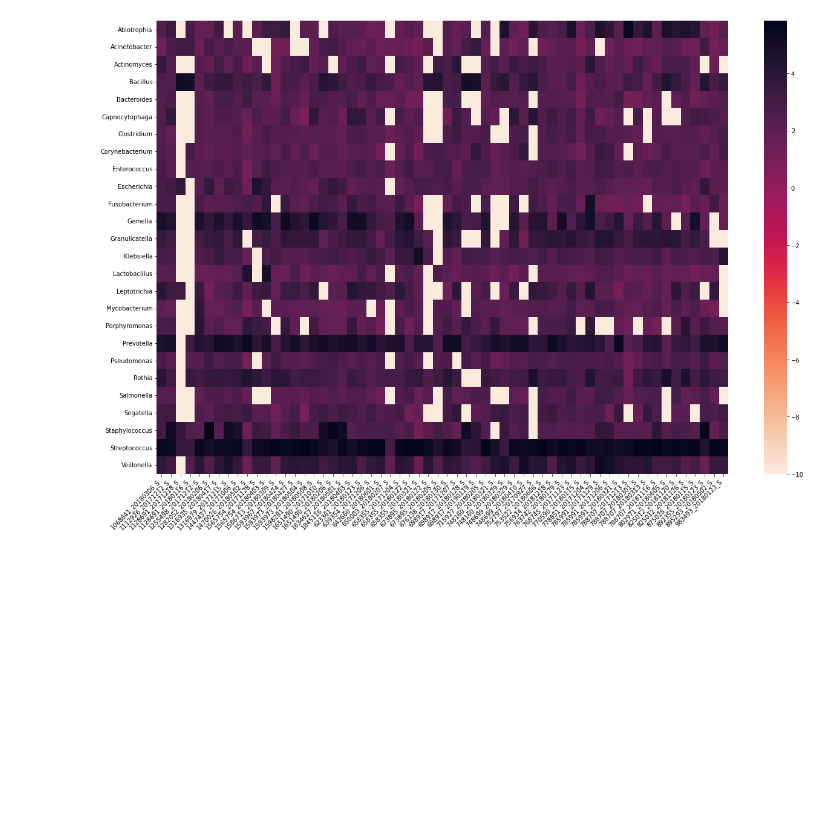
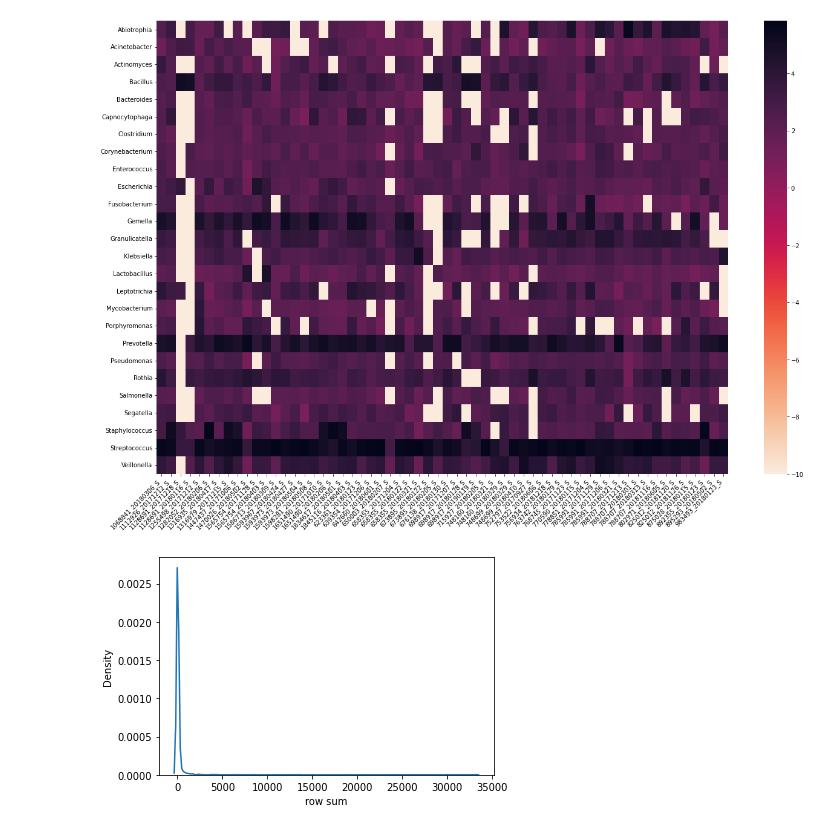
Before and after one commit to linsalrob/CF_2024, a Jupyter notebook: Jupyter/Minion_Taxonomy.ipynb, the cells around one changed output. Saved outputs shown, nothing was run; the diff lists cells and outputs as text; code cells hidden in the pictures; blank space fills up the shorter version.

```diff
--- a/Jupyter/Minion_Taxonomy.ipynb
+++ b/Jupyter/Minion_Taxonomy.ipynb
@@ -75,3 +75,12 @@ plt.tight_layout()
 plt.savefig('minion_taxonomy_heatmap.png')
 # %% [output]
 [figure]
+# %%
+# sqrt transform the data
+# Normalization/Transformation
+# Square root transform
+sqrt_genus = np.sqrt(df)
+sqrt_genus['row sum'] = sqrt_genus.sum(axis=1)
+g = sns.kdeplot(sqrt_genus['row sum'], bw_adjust=0.5)
+# %% [output]
+[figure, added]
```
Also changed, not shown: parts of 2 cells of this notebook, 6 other files.
